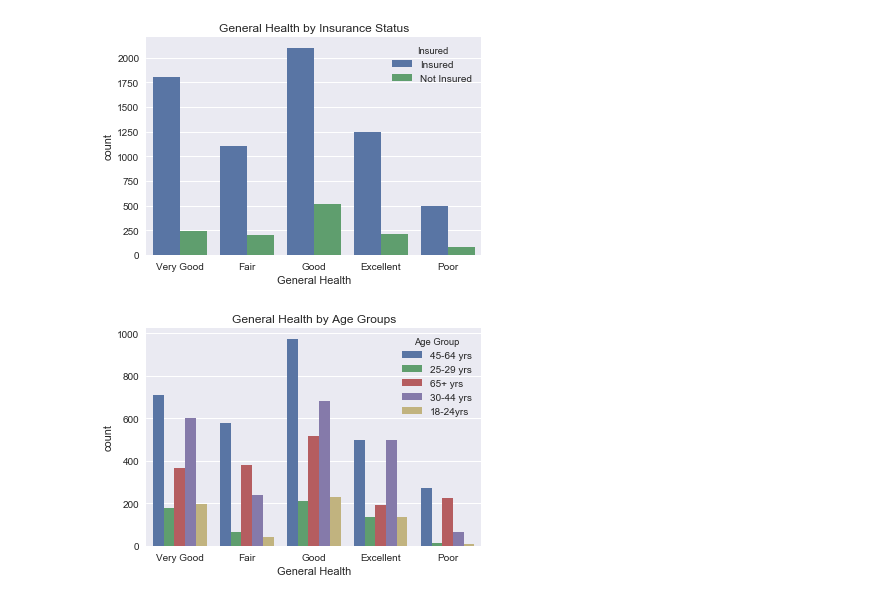
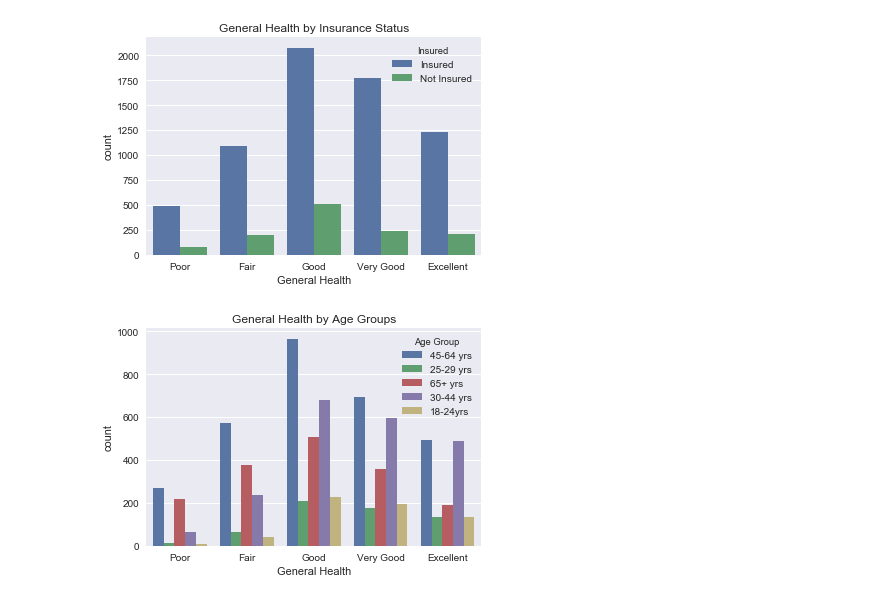
Before and after one commit to tonianderson7329/What-the-Variable, a Jupyter notebook: Alex_Plots.ipynb, the cells around one changed output. Saved outputs shown, nothing was run; the diff lists cells and outputs as text; code cells hidden in the pictures.

```diff
--- a/Alex_Plots.ipynb
+++ b/Alex_Plots.ipynb
@@ -31,14 +33,14 @@ plot_df = data_df.replace(age_labels, inplace=True)
 # %%
 # Plot 1
 sns.set(style="darkgrid")
-sns.countplot(x="General Health", hue="Insured", data=data_df).set_title("General Health by Insurance Status")
+sns.countplot(x="General Health", hue="Insured", data=data_df, order=["Poor", "Fair", "Good", "Very Good", "Excellent"]).set_title("General Health by Insurance Status")
 plt.savefig("gh_by_ins.png")
 # %% [output]
-[figure, old version]
+[figure, new version]
 # %%
 # Plot 2
 sns.set(style="darkgrid")
-sns.countplot(x="General Health", hue="Age Group", data=data_df).set_title("General Health by Age Groups")
+sns.countplot(x="General Health", hue="Age Group", data=data_df, order=["Poor", "Fair", "Good", "Very Good", "Excellent"]).set_title("General Health by Age Groups")
 plt.savefig("gh_by_ag.png")
 # %% [output]
-[figure, old version]
+[figure, new version]
```
Also changed, not shown: parts of 5 cells of this notebook, 2 other files.
